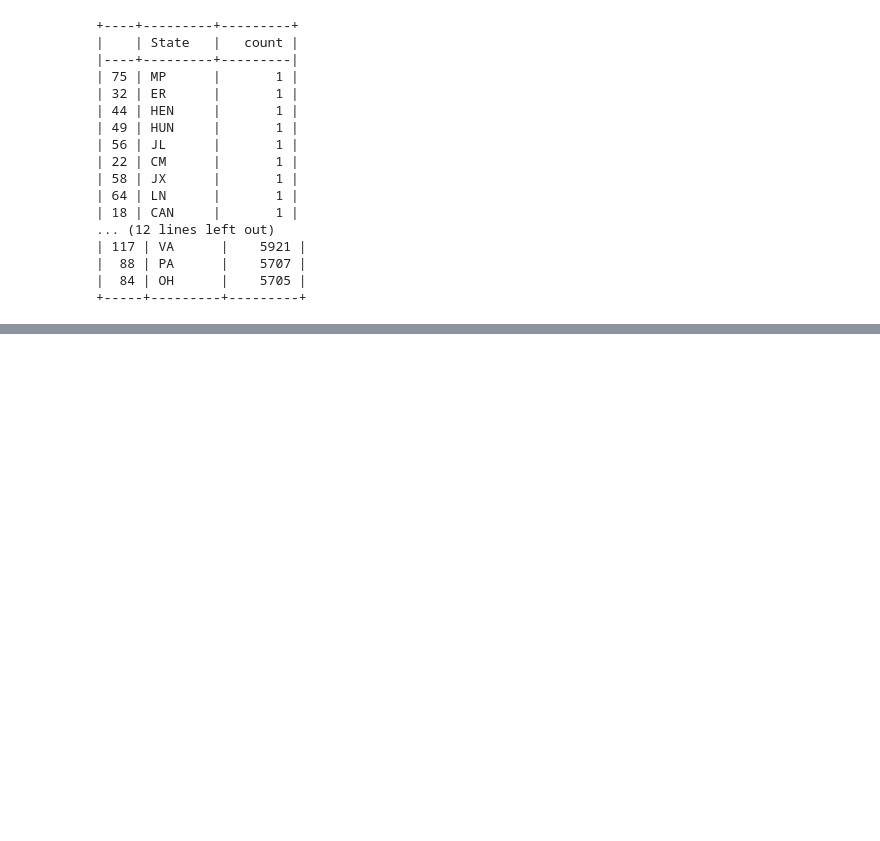
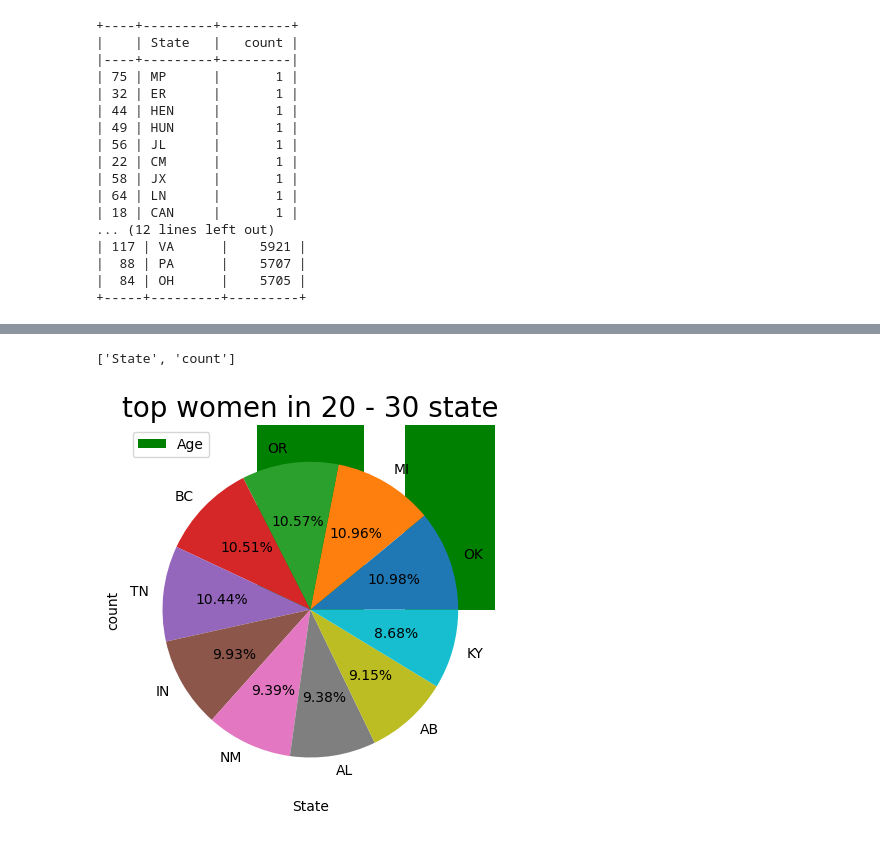
Before and after one commit to rekhachakkara/python_projects, a Jupyter notebook: powerlifting.ipynb, the cells around one changed output, grey strips where cells are left out. Cells and saved outputs as stored; diff of their text form; code cells hidden in the pictures; blank space fills up the shorter version.

```diff
--- a/powerlifting.ipynb
+++ b/powerlifting.ipynb
@@ -76,0 +84,32 @@ print(df_usa_men_sorted.iloc[20:30])
+# %%
+#Plot pie chart and bar chart for women Top 20-30 states. Matplotlib and Seaborn
+from os import lockf
+import pandas as pd
+import html
+import matplotlib.pyplot as plt
+from tabulate import tabulate # tabulate helps to convert the data into tabular form with heares and format eype
+data_excel_top_w = pd.read_csv("/content/drive/MyDrive/Data_set_rekha/openpowerlifting.csv")
+df_usa_women = data_excel_top_w[(data_excel_top_w["Sex"] == "F") & (data_excel_top_w["Country"] == "USA")]
+df_state_w = data_excel_top_w.loc[data_excel_top_w['Sex'] == "F"].groupby(['State']).size().to_frame('count').reset_index()
+df_usa_women_sorted = df_state_w.sort_values(by='count',ascending=False)
+#print(df_usa_men.head())
+#print(df_state.head())
+#print(df_usa_men_sorted.head())
+df_women = df_usa_women_sorted.iloc[20:30]
+x = list(df_men["State"])
+y = list(df_men["count"])
+plt.bar(x, y, color='g', width=0.72, label="Age")
+plt.xlabel("State")
+plt.ylabel("count")
+plt.title("top 20 -30 women in state")
+plt.legend()
+plt.show
+print('\n')
+
+plt.pie(y,labels=x,autopct='%.2f%%')
+plt.title("top women in 20 - 30 state", fontsize=20)
+plt.show
+print(list(df_women))
+# %% [output]
+['State', 'count']
+[figure, added]
```
Also changed, not shown: parts of 1 cell of this notebook.
